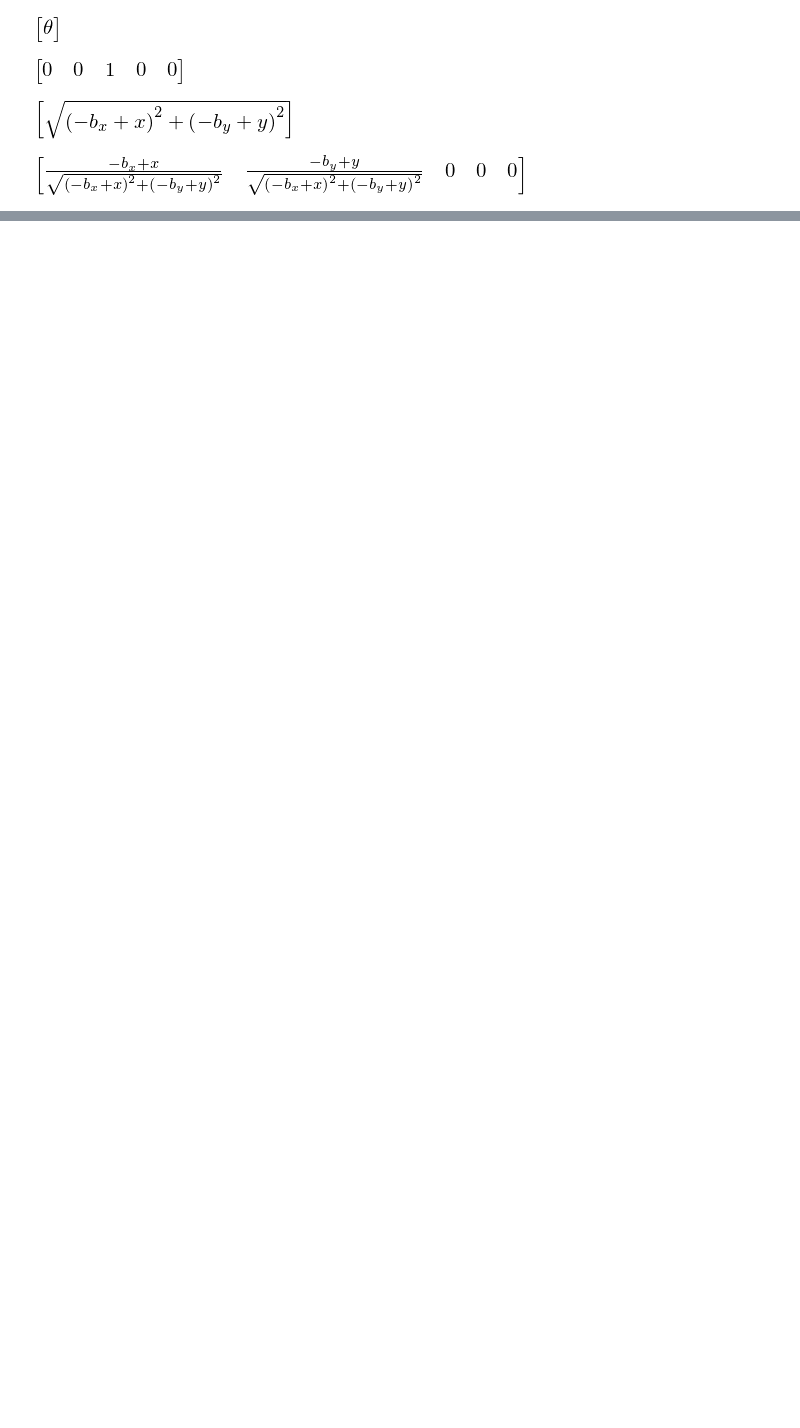
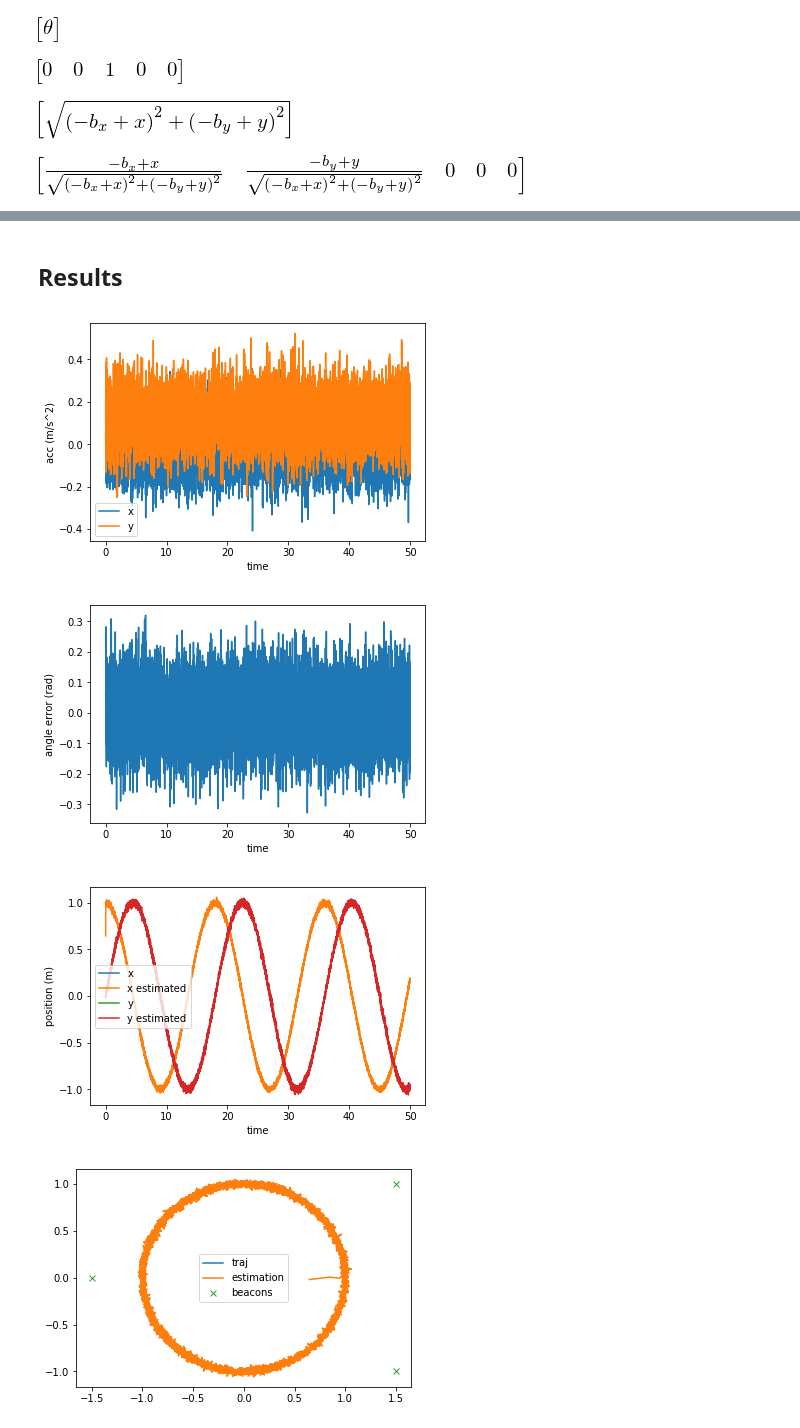
Before and after one commit to cvra/robot-software, a Jupyter notebook: models/Simple model.ipynb, the cells around one changed output, grey strips where cells are left out. Cells and saved outputs as stored; diff of their text form; code cells hidden in the pictures; blank space fills up the shorter version.

```diff
--- a/models/Simple model.ipynb
+++ b/models/Simple model.ipynb
@@ -51,0 +93,4 @@ H_b
+# %%
+import ekf
+predictor = ekf.Predictor(g, G, R)
+angle_corrector = ekf.Corrector(h, H, Q)
@@ -51,0 +145,40 @@ H_b
+# %% [markdown]
+## Results
+# %%
+plt.plot(ts, [s[0] for s in acc])
+plt.plot(ts, [s[1] for s in acc])
+plt.xlabel('time')
+plt.ylabel('acc (m/s^2)')
+plt.legend(['x', 'y'])
+plt.show()
+
+plt.plot(ts, [a-b for a, b in zip(angle, angle_estimated)])
+plt.xlabel('time')
+plt.ylabel('angle error (rad)')
+plt.show()
+
+plt.plot(ts, x)
+plt.plot(ts, xhat)
+plt.plot(ts, y)
+plt.plot(ts, yhat)
+plt.xlabel('time')
+plt.ylabel('position (m)')
+plt.legend(('x', 'x estimated', 'y', 'y estimated'))
+plt.show()
+
+plt.plot(x, y)
+plt.plot(xhat, yhat)
+plt.plot([x for x, y in BEACON_POS],[y for x, y in BEACON_POS], 'x')
+plt.legend(('traj', 'estimation', 'beacons'))
+plt.show()
+
+plt.plot(ts, [a-b for a, b in zip(x, xhat)])
+plt.ylim(-0.2, 0.2)
+plt.xlabel('timestamp')
+plt.ylabel('position error')
+plt.show()
+# %% [output]
+[figure, added]
+[figure, added]
+[figure, added]
+[figure, added]
```
Also changed, not shown: parts of 16 cells of this notebook, 2 other files.
